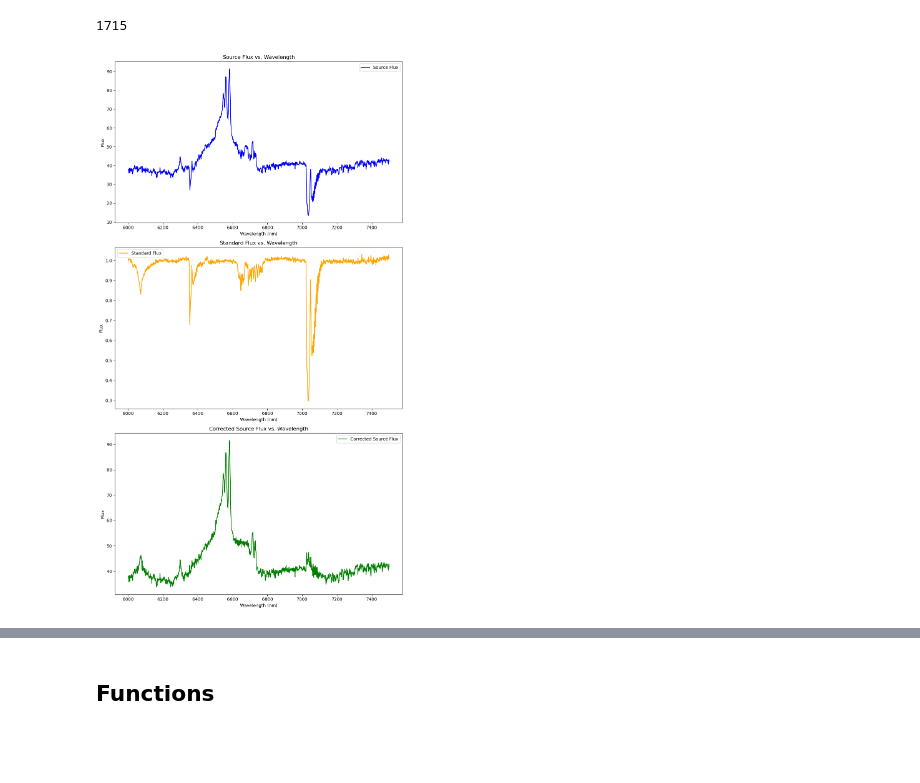
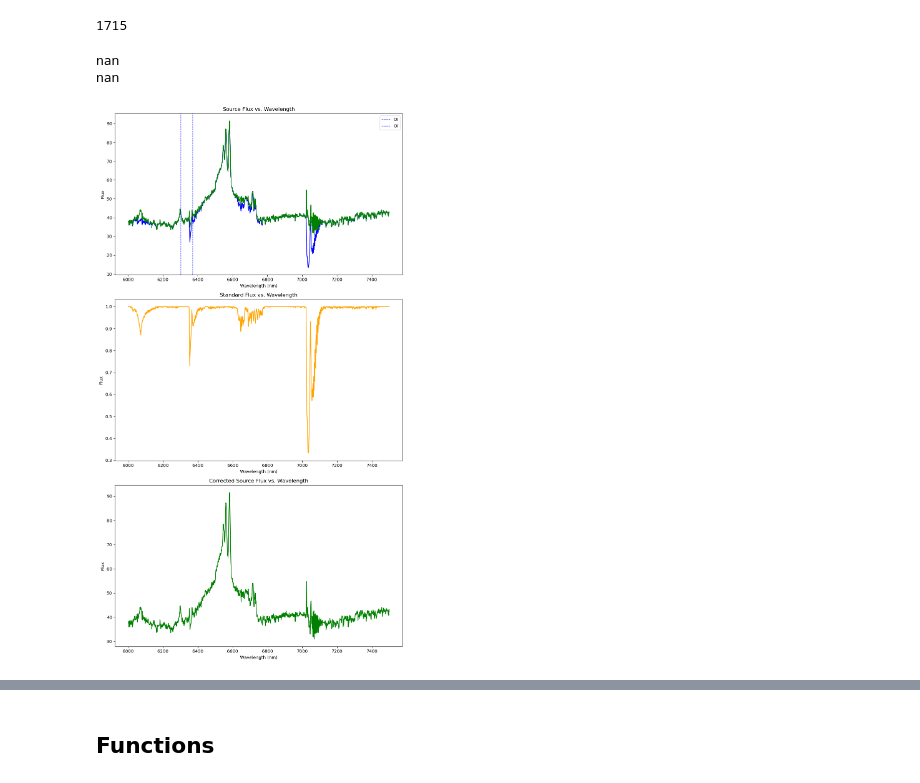
Before and after one commit to seratsaad/ticktock, a Jupyter notebook: Spectral Decomposition - Optical - Halpha.ipynb, the cells around one changed output, grey strips where cells are left out. Cells and saved outputs as stored; diff of their text form; code cells hidden in the pictures; blank space fills up the shorter version.

```diff
--- a/Spectral Decomposition - Optical - Halpha.ipynb
+++ b/Spectral Decomposition - Optical - Halpha.ipynb
@@ -166,45 +167,72 @@ print(len(source_flux))
 # %% [output]
 [figure]
 1715
+# %%
+scale = 1.2
+value = tmp[inf][0]
+flux = (1-(1-value)**scale)
+print((1-value))
+print(flux)
+# %% [output]
+nan
+nan
 # %%
+shift = -1
+scale = 1.15
+
+tmp = standard_flux
+
+standard_wl = standard_wl + shift
+tmp = (1-(1-tmp)**scale)
+inf = np.where(np.isfinite(tmp) == False)[0]
+
+standard_flux[inf] = 1
+standard_flux = (1-(1-standard_flux)**scale)
+
+
+
 bin_size = 1
 bins = np.arange(start=min(np.min(source_wl), np.min(standard_wl)), stop=max(np.max(source_wl), np.max(standard_wl)) + bin_size, step=bin_size)
 bin_centers = 0.5 * (bins[:-1] + bins[1:])
 wavelength = bin_centers
 
 
-
 indices1 = np.digitize(source_wl, bins) - 1
 indices2 = np.digitize(standard_wl, bins) - 1
+source_flux = np.array([np.mean(source_flux[indices1 == i]) for i in range(len(bin_centers))])
+standard_flux = np.array([np.mean(standard_flux[indices2 == i]) for i in range(len(bin_centers))])
+binned_err = np.array([np.mean(source_err[indices1 == i]) for i in range(len(bin_centers))])
 
-binned_flux1 = np.array([np.mean(source_flux[indices1 == i]) for i in range(len(bin_centers))])
-binned_flux2 = np.array([np.mean(standard_flux[indices2 == i]) for i in range(len(bin_centers))])
-binned_err = np.array([np.mean(source_err[indices1 == i]) for i in range(len(bin_centers))])
+
+
 
 
 fig, axs = plt.subplots(nrows=3, ncols=1, figsize=(10, 18))
 
 # Source Flux
-axs[0].plot(wavelength, binned_flux1, color='blue')
+axs[0].plot(wavelength, source_flux, color='blue')
+axs[0].plot(wavelength, source_flux/standard_flux, color='green')
+axs[0].axvline(x=6370, color='b', linestyle='--', linewidth=1, label="OI")
+axs[0].axvline(x=6303, color='b', linestyle='--', linewidth=1, label="OI")
 axs[0].set_title('Source Flux vs. Wavelength')
 axs[0].set_xlabel('Wavelength (nm)')
 axs[0].set_ylabel('Flux')
 axs[0].legend()
 
 # Standard Flux
-axs[1].plot(wavelength, binned_flux2, color='orange')
+axs[1].plot(wavelength, standard_flux, color='orange')
 axs[1].set_title('Standard Flux vs. Wavelength')
 axs[1].set_xlabel('Wavelength (nm)')
 axs[1].set_ylabel('Flux')
 
 # Corrected Source Flux
-axs[2].plot(wavelength, binned_flux1 / binned_flux2, color='green')
+axs[2].plot(wavelength, source_flux / standard_flux, color='green')
 axs[2].set_title('Corrected Source Flux vs. Wavelength')
 axs[2].set_xlabel('Wavelength (nm)')
 axs[2].set_ylabel('Flux')
 
 plt.tight_layout()
 plt.show()
 # %% [output]
-[figure, old version]
+[figure, new version]
 # %%
```
Also changed, not shown: parts of 2 cells of this notebook.
